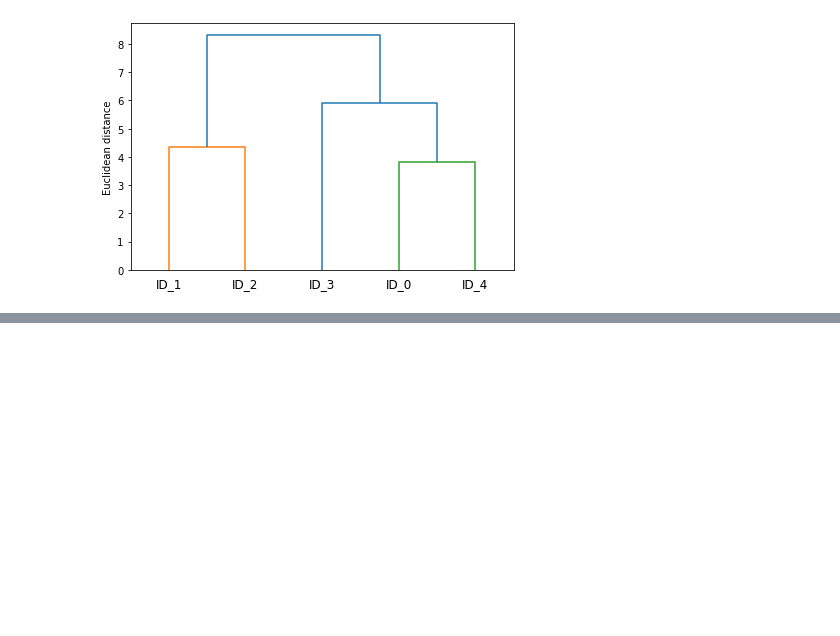
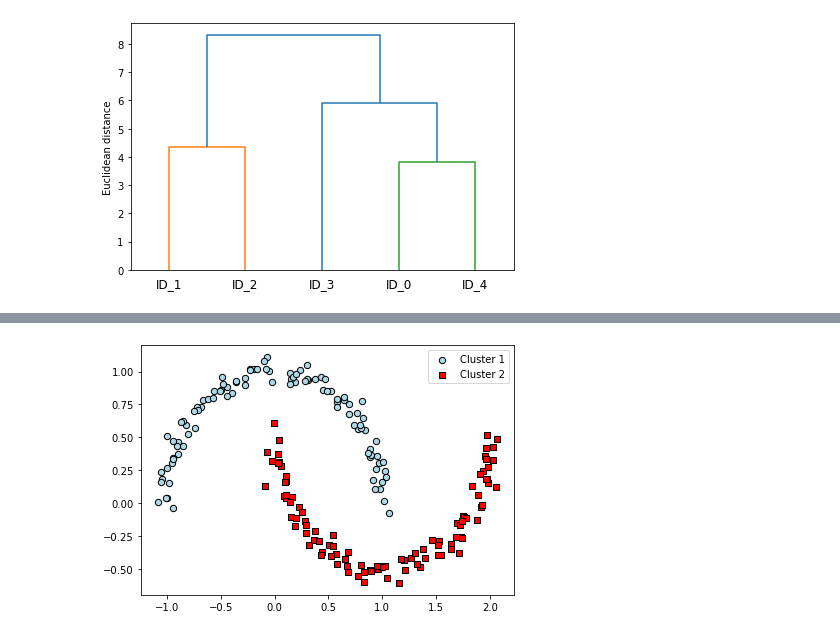
Before and after one commit to sekinem/python-machine-learning, a Jupyter notebook: chapter11/ch11.ipynb, the cells around one changed output, grey strips where cells are left out. Cells and saved outputs as stored; diff of their text form; code cells hidden in the pictures; blank space fills up the shorter version.

```diff
--- a/chapter11/ch11.ipynb
+++ b/chapter11/ch11.ipynb
@@ -271,0 +380,29 @@ plt.show()
+# %%
+from sklearn.cluster import DBSCAN
+
+db = DBSCAN(eps=0.2, min_samples=5, metric='euclidean')
+y_db = db.fit_predict(X)
+
+plt.scatter(
+    X[y_db == 0, 0],
+    X[y_db == 0, 1],
+    c='lightblue',
+    edgecolor='black',
+    marker='o',
+    s=40,
+    label='Cluster 1'
+)
+plt.scatter(
+    X[y_db == 1, 0],
+    X[y_db == 1, 1],
+    c='red',
+    edgecolor='black',
+    marker='s',
+    s=40,
+    label='Cluster 2'
+)
+plt.legend(loc='best')
+plt.tight_layout()
+plt.show()
+# %% [output]
+[figure, added]
```
Also changed, not shown: parts of 8 cells of this notebook.
